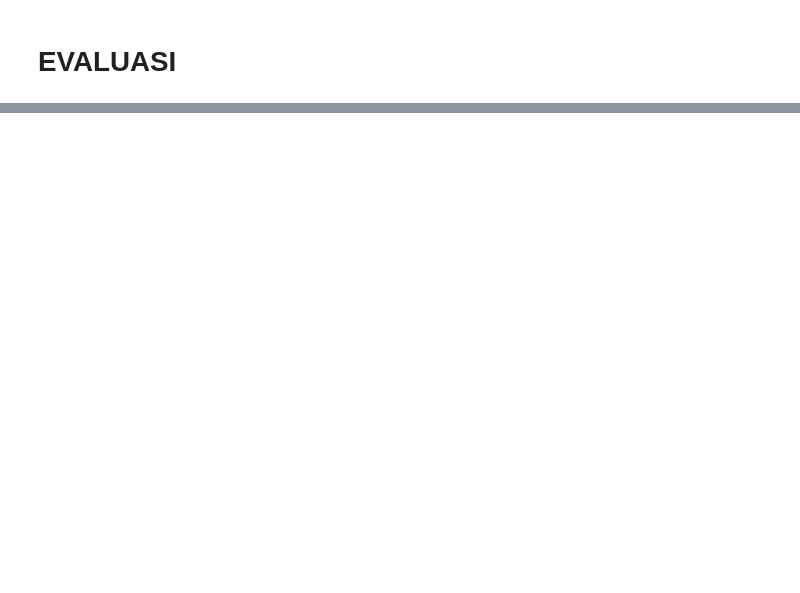
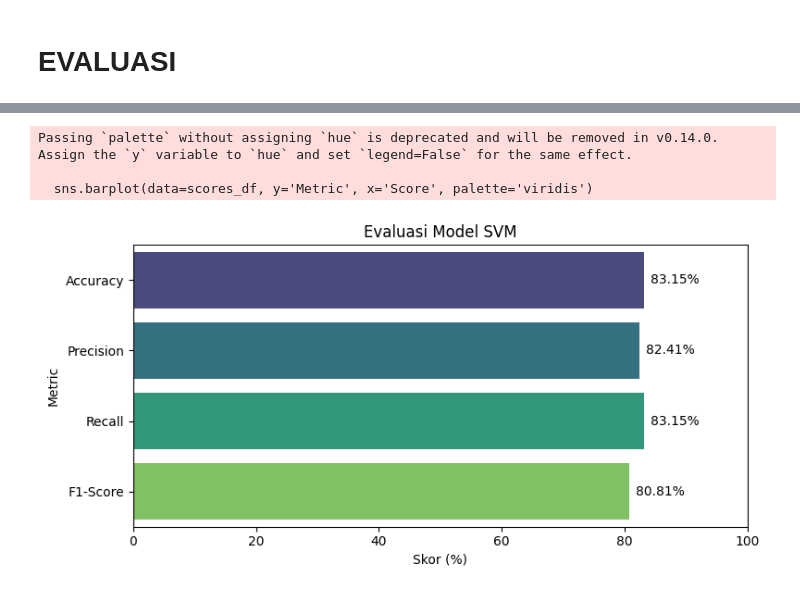
Before and after one commit to Arya-231/Bajindul, a Jupyter notebook: Analisis_Sentimen_SVM.ipynb, the cells around one changed output, grey strips where cells are left out. Cells and saved outputs as stored; diff of their text form; code cells hidden in the pictures; blank space fills up the shorter version.

```diff
--- a/Analisis_Sentimen_SVM.ipynb
+++ b/Analisis_Sentimen_SVM.ipynb
@@ -468,3 +386,31 @@ SVM F1 Score =  80.4724911026769
+# %%
+y_pred = loaded_model.predict(Test_X_Tfidf)
+
+accuracy = accuracy_score(y_test, y_pred) * 100
+precision = precision_score(y_test, y_pred, average='weighted') * 100
+recall = recall_score(y_test, y_pred, average='weighted') * 100
+f1 = f1_score(y_test, y_pred, average='weighted') * 100
+
+scores_df = pd.DataFrame({
+    'Metric': ['Accuracy', 'Precision', 'Recall', 'F1-Score'],
+    'Score': [accuracy, precision, recall, f1]
+})
+
+# Plot
+plt.figure(figsize=(8, 4))
+sns.barplot(data=scores_df, y='Metric', x='Score', palette='viridis')
+plt.title('Evaluasi Model SVM')
+plt.xlabel('Skor (%)')
+plt.xlim(0, 100)
+for index, row in scores_df.iterrows():
+    plt.text(row.Score + 1, index, f"{row.Score:.2f}%", va='center')
+plt.tight_layout()
+plt.show()
+# %% [output]
+Passing `palette` without assigning `hue` is deprecated and will be removed in v0.14.0. Assign the `y` variable to `hue` and set `legend=False` for the same effect.
+
+  sns.barplot(data=scores_df, y='Metric', x='Score', palette='viridis')
+[figure, added]
 # %%
 report = classification_report(y_test, y_pred)
 print(report) # print classification_report
```
Also changed, not shown: parts of 28 cells of this notebook.
